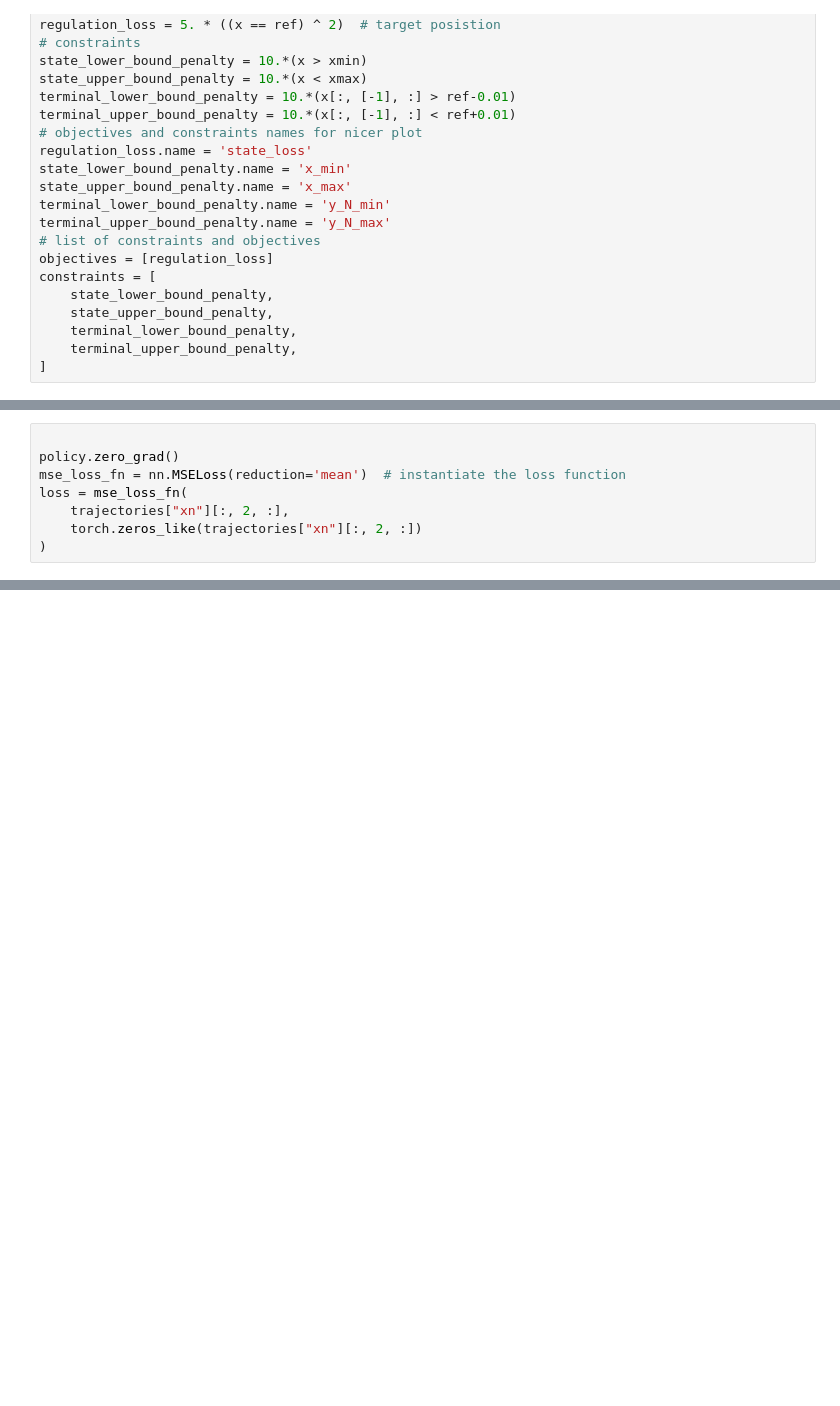
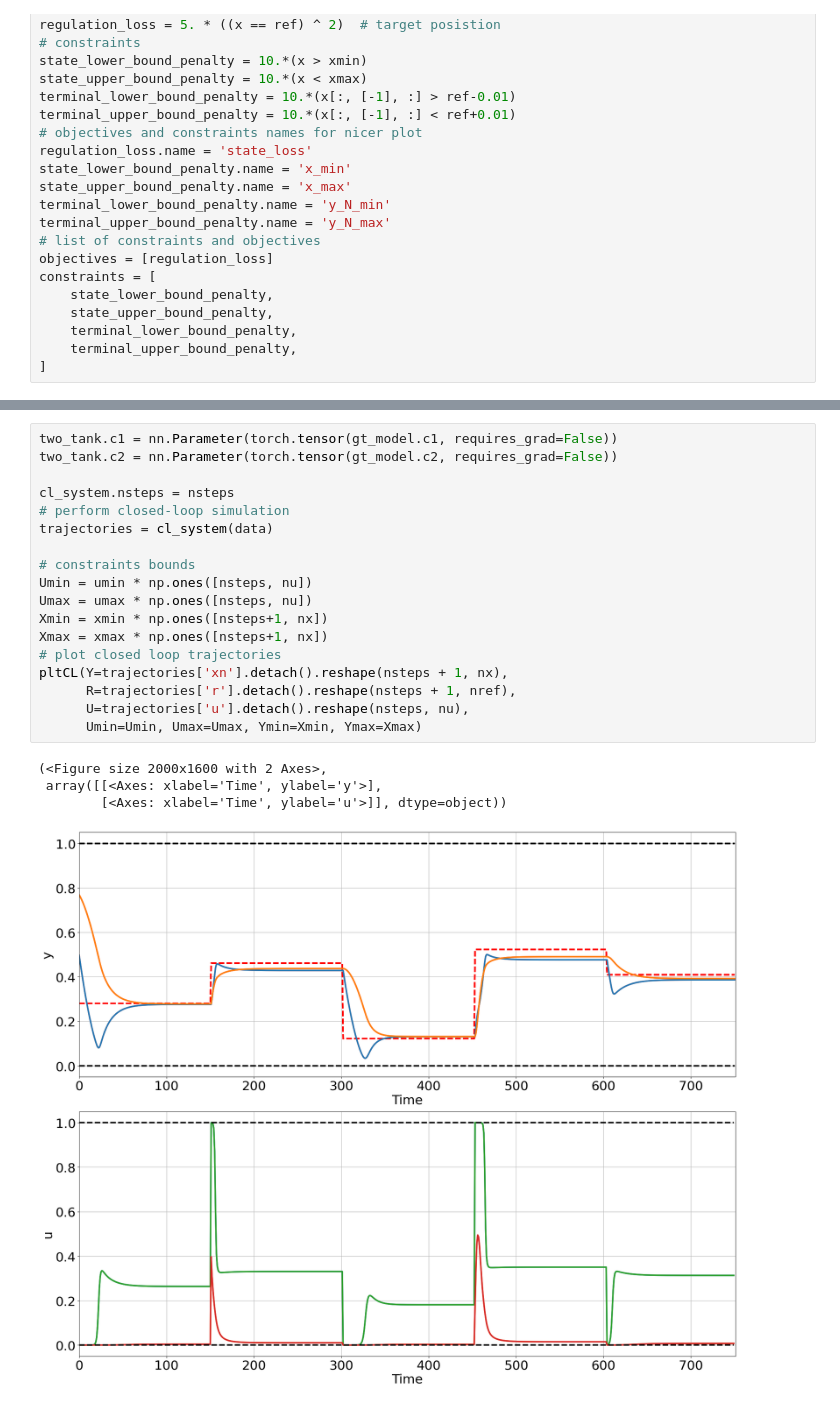
Before and after one commit to Alirezad126/SparseDPC, a Jupyter notebook: 5_Online_DPC/TwoTank.ipynb, the cells around one changed output, grey strips where cells are left out. Drawn from its saved outputs; the diff is of its cells as text; blank space fills up the shorter version.

```diff
--- a/5_Online_DPC/TwoTank.ipynb
+++ b/5_Online_DPC/TwoTank.ipynb
@@ -240,8 +246,0 @@ tensor([[0.4435, 0.6410]], grad_fn=<SliceBackward0>)
-# %%
-
-policy.zero_grad()
-mse_loss_fn = nn.MSELoss(reduction='mean')  # instantiate the loss function
-loss = mse_loss_fn(
-    trajectories["xn"][:, 2, :],
-    torch.zeros_like(trajectories["xn"][:, 2, :])
-)
@@ -277,0 +316,23 @@ None
+# %%
+two_tank.c1 = nn.Parameter(torch.tensor(gt_model.c1, requires_grad=False))
+two_tank.c2 = nn.Parameter(torch.tensor(gt_model.c2, requires_grad=False))
+
+cl_system.nsteps = nsteps
+# perform closed-loop simulation
+trajectories = cl_system(data)
+
+# constraints bounds
+Umin = umin * np.ones([nsteps, nu])
+Umax = umax * np.ones([nsteps, nu])
+Xmin = xmin * np.ones([nsteps+1, nx])
+Xmax = xmax * np.ones([nsteps+1, nx])
+# plot closed loop trajectories
+pltCL(Y=trajectories['xn'].detach().reshape(nsteps + 1, nx),
+      R=trajectories['r'].detach().reshape(nsteps + 1, nref),
+      U=trajectories['u'].detach().reshape(nsteps, nu),
+      Umin=Umin, Umax=Umax, Ymin=Xmin, Ymax=Xmax)
+# %% [output]
+(<Figure size 2000x1600 with 2 Axes>,
+ array([[<Axes: xlabel='Time', ylabel='y'>],
+        [<Axes: xlabel='Time', ylabel='u'>]], dtype=object))
+[figure, added]
```
Also changed, not shown: parts of 23 cells of this notebook, 3 other files.
